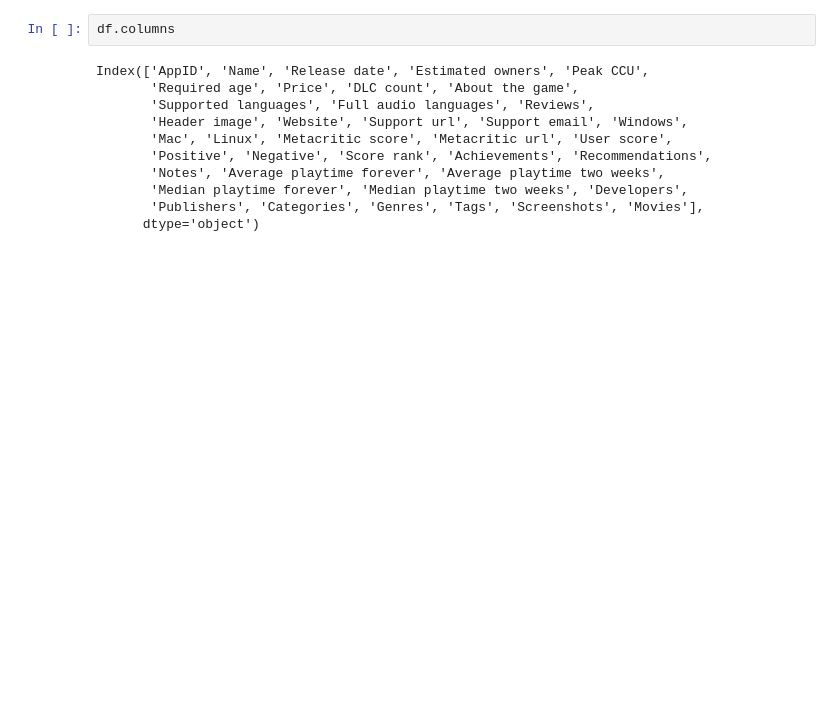
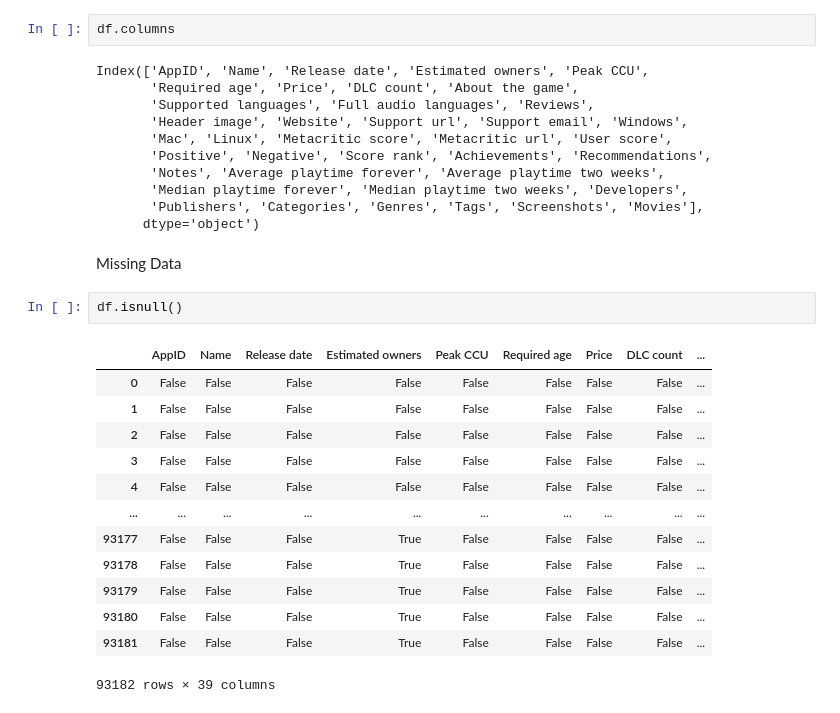
Before and after one commit to lazygirlleen/DataCleaningSteam, a Jupyter notebook: DataCleaningSteam.ipynb, the cells around one changed output. Saved outputs shown, nothing was run; the diff lists cells and outputs as text; blank space fills up the shorter version.

```diff
--- a/DataCleaningSteam.ipynb
+++ b/DataCleaningSteam.ipynb
@@ -103,3 +103,21 @@ Index(['AppID', 'Name', 'Release date', 'Estimated owners', 'Peak CCU',
        'Median playtime forever', 'Median playtime two weeks', 'Developers',
        'Publishers', 'Categories', 'Genres', 'Tags', 'Screenshots', 'Movies'],
       dtype='object')
+# %% [markdown]
+Missing Data
+# %%
+df.isnull()
+# %% [output]
+|  | AppID | Name | Release date | Estimated owners | Peak CCU | Required age | Price | DLC count | ... |
+| 0 | False | False | False | False | False | False | False | False | ... |
+| 1 | False | False | False | False | False | False | False | False | ... |
+| 2 | False | False | False | False | False | False | False | False | ... |
+| 3 | False | False | False | False | False | False | False | False | ... |
+| 4 | False | False | False | False | False | False | False | False | ... |
+| ... | ... | ... | ... | ... | ... | ... | ... | ... | ... |
+| 93177 | False | False | False | True | False | False | False | False | ... |
+| 93178 | False | False | False | True | False | False | False | False | ... |
+| 93179 | False | False | False | True | False | False | False | False | ... |
+| 93180 | False | False | False | True | False | False | False | False | ... |
+| 93181 | False | False | False | True | False | False | False | False | ... |
+93182 rows × 39 columns
```
Also changed, not shown: parts of 29 cells of this notebook.
